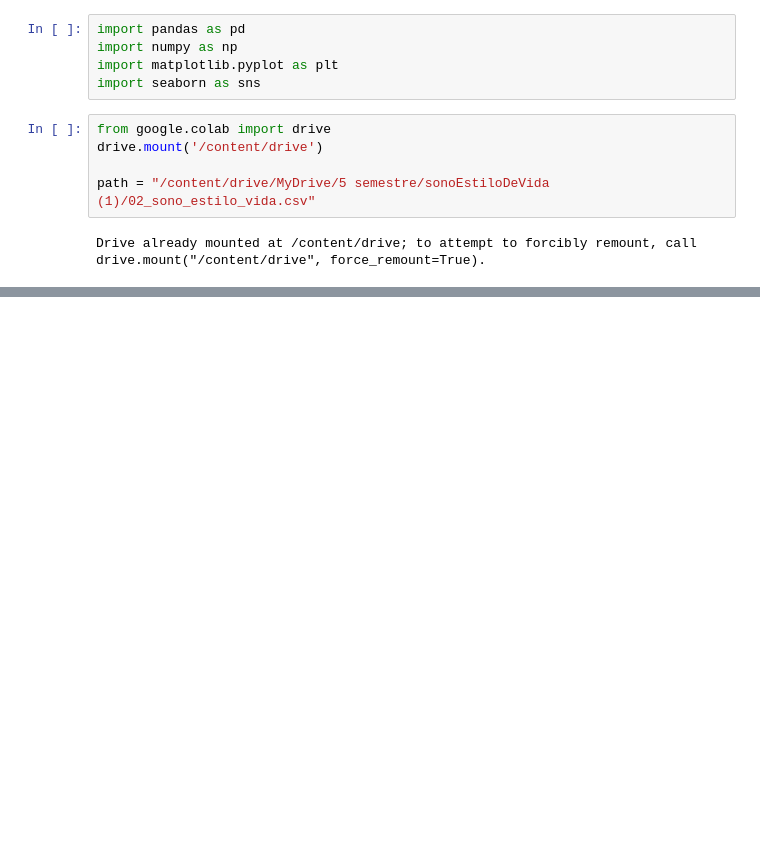
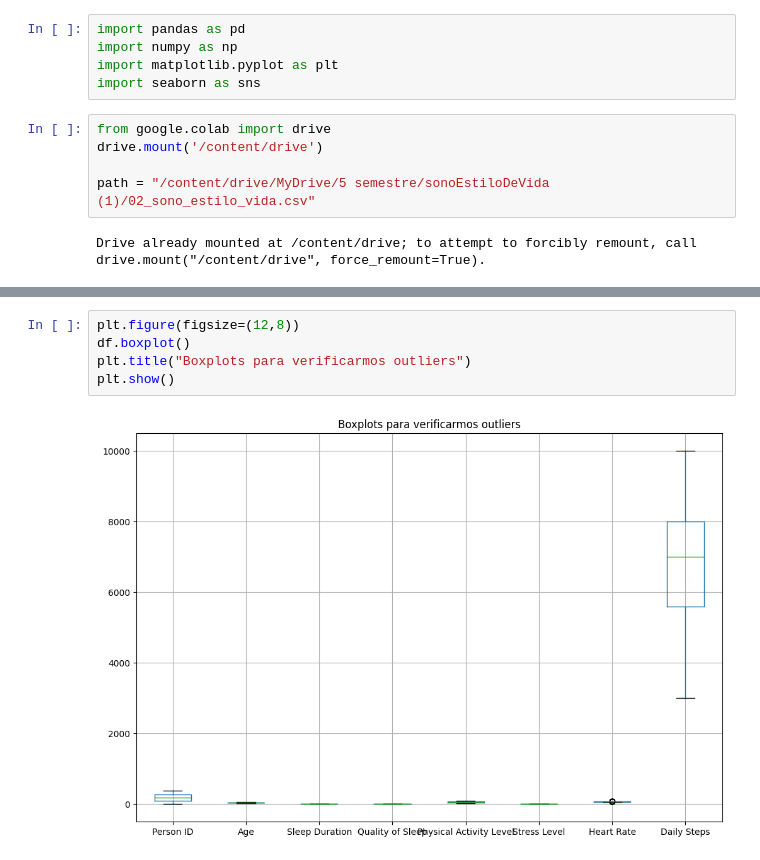
Before and after one commit to enzobanin/AnaliseDeDados, a Jupyter notebook: sonoEstiloDeVida.ipynb, the cells around one changed output, grey strips where cells are left out. Drawn from its saved outputs; the diff is of its cells as text; blank space fills up the shorter version.

```diff
--- a/sonoEstiloDeVida.ipynb
+++ b/sonoEstiloDeVida.ipynb
@@ -53,0 +112,7 @@ df.head()
+# %%
+plt.figure(figsize=(12,8))
+df.boxplot()
+plt.title("Boxplots para verificarmos outliers")
+plt.show()
+# %% [output]
+[figure, added]
```
Also changed, not shown: parts of 14 cells of this notebook.
